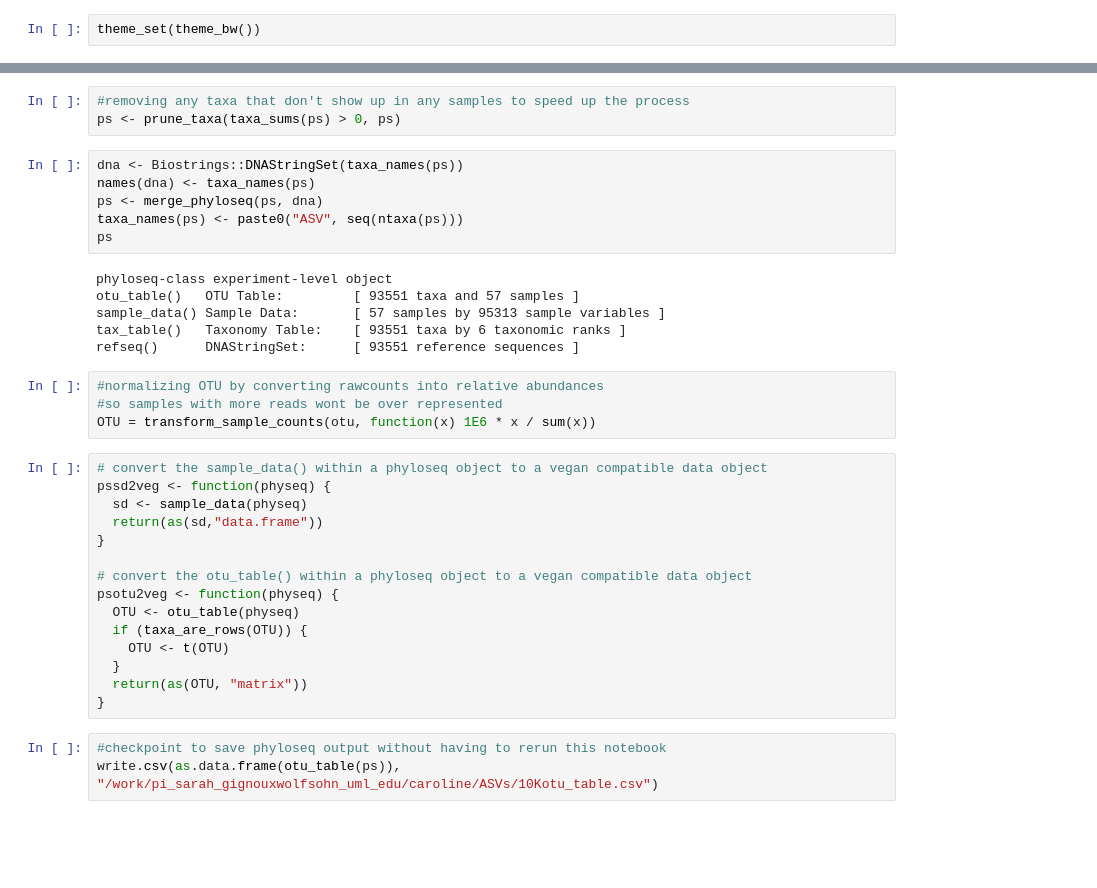
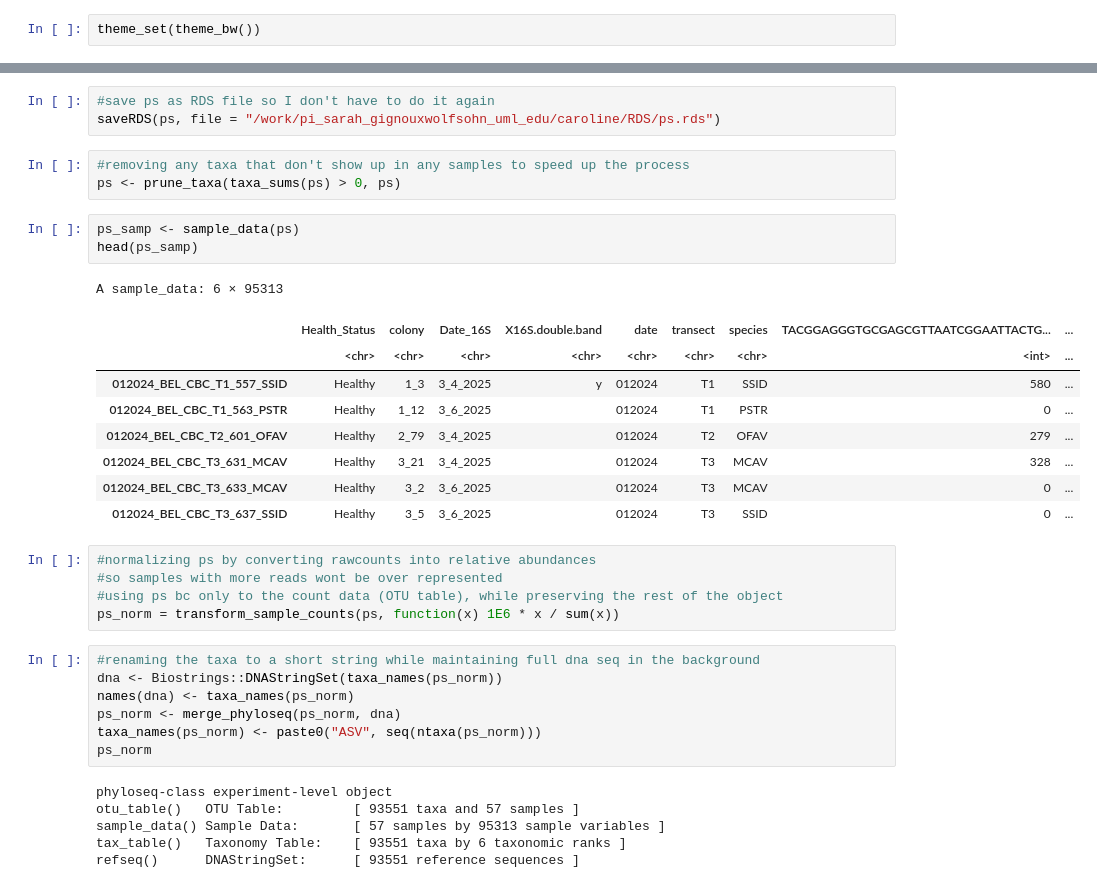
Before and after one commit to cdesouza02/BEL_16S_output, a Jupyter notebook: 10Kphyloseq.ipynb, the cells around one changed output, grey strips where cells are left out. Saved outputs shown, nothing was run; the diff lists cells and outputs as text; blank space fills up the shorter version.

```diff
--- a/10Kphyloseq.ipynb
+++ b/10Kphyloseq.ipynb
@@ -289,37 +302,37 @@ tax_table()   Taxonomy Table:    [ 95300 taxa by 6 taxonomic ranks ]
+# %%
+#save ps as RDS file so I don't have to do it again
+saveRDS(ps, file = "/work/pi_sarah_gignouxwolfsohn_uml_edu/caroline/RDS/ps.rds")
 # %%
 #removing any taxa that don't show up in any samples to speed up the process
 ps <- prune_taxa(taxa_sums(ps) > 0, ps)
-# %%
-dna <- Biostrings::DNAStringSet(taxa_names(ps))
-names(dna) <- taxa_names(ps)
-ps <- merge_phyloseq(ps, dna)
-taxa_names(ps) <- paste0("ASV", seq(ntaxa(ps)))
-ps
-# %% [output]
-phyloseq-class experiment-level object
-otu_table()   OTU Table:         [ 93551 taxa and 57 samples ]
-sample_data() Sample Data:       [ 57 samples by 95313 sample variables ]
-tax_table()   Taxonomy Table:    [ 93551 taxa by 6 taxonomic ranks ]
-refseq()      DNAStringSet:      [ 93551 reference sequences ]
+# %%
+ps_samp <- sample_data(ps)
+head(ps_samp)
+# %% [output]
+A sample_data: 6 × 95313
+|  | Health_Status | colony | Date_16S | X16S.double.band | date | transect | species | TACGGAGGGTGCGAGCGTTAATCGGAATTACTG... | ... |
+|  | <chr> | <chr> | <chr> | <chr> | <chr> | <chr> | <chr> | <int> | ... |
+| 012024_BEL_CBC_T1_557_SSID | Healthy | 1_3 | 3_4_2025 | y | 012024 | T1 | SSID | 580 | ... |
+| 012024_BEL_CBC_T1_563_PSTR | Healthy | 1_12 | 3_6_2025 |  | 012024 | T1 | PSTR | 0 | ... |
+| 012024_BEL_CBC_T2_601_OFAV | Healthy | 2_79 | 3_4_2025 |  | 012024 | T2 | OFAV | 279 | ... |
+| 012024_BEL_CBC_T3_631_MCAV | Healthy | 3_21 | 3_4_2025 |  | 012024 | T3 | MCAV | 328 | ... |
+| 012024_BEL_CBC_T3_633_MCAV | Healthy | 3_2 | 3_6_2025 |  | 012024 | T3 | MCAV | 0 | ... |
+| 012024_BEL_CBC_T3_637_SSID | Healthy | 3_5 | 3_6_2025 |  | 012024 | T3 | SSID | 0 | ... |
 # %%
-#normalizing OTU by converting rawcounts into relative abundances
+#normalizing ps by converting rawcounts into relative abundances
 #so samples with more reads wont be over represented
-OTU = transform_sample_counts(otu, function(x) 1E6 * x / sum(x))
+#using ps bc only to the count data (OTU table), while preserving the rest of the object
+ps_norm = transform_sample_counts(ps, function(x) 1E6 * x / sum(x))
-# %%
-# convert the sample_data() within a phyloseq object to a vegan compatible data object
-pssd2veg <- function(physeq) {
-  sd <- sample_data(physeq)
-  return(as(sd,"data.frame"))
-}
-
-# convert the otu_table() within a phyloseq object to a vegan compatible data object
-psotu2veg <- function(physeq) {
-  OTU <- otu_table(physeq)
-  if (taxa_are_rows(OTU)) {
-    OTU <- t(OTU)
-  }
-  return(as(OTU, "matrix"))
-}
-# %%
-#checkpoint to save phyloseq output without having to rerun this notebook
-write.csv(as.data.frame(otu_table(ps)), "/work/pi_sarah_gignouxwolfsohn_uml_edu/caroline/ASVs/10Kotu_table.csv")
+# %%
+#renaming the taxa to a short string while maintaining full dna seq in the background
+dna <- Biostrings::DNAStringSet(taxa_names(ps_norm))
+names(dna) <- taxa_names(ps_norm)
+ps_norm <- merge_phyloseq(ps_norm, dna)
+taxa_names(ps_norm) <- paste0("ASV", seq(ntaxa(ps_norm)))
+ps_norm
+# %% [output]
+phyloseq-class experiment-level object
+otu_table()   OTU Table:         [ 93551 taxa and 57 samples ]
+sample_data() Sample Data:       [ 57 samples by 95313 sample variables ]
+tax_table()   Taxonomy Table:    [ 93551 taxa by 6 taxonomic ranks ]
+refseq()      DNAStringSet:      [ 93551 reference sequences ]
```
Also changed, not shown: parts of 30 cells of this notebook.
